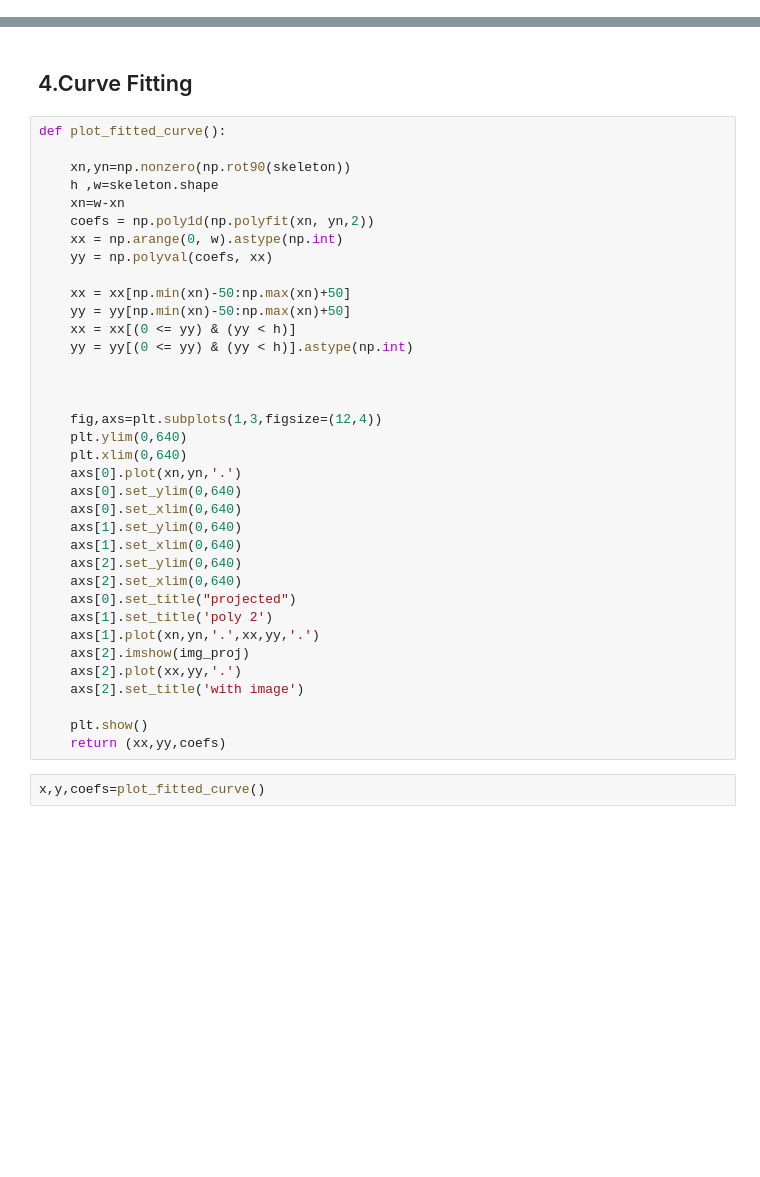
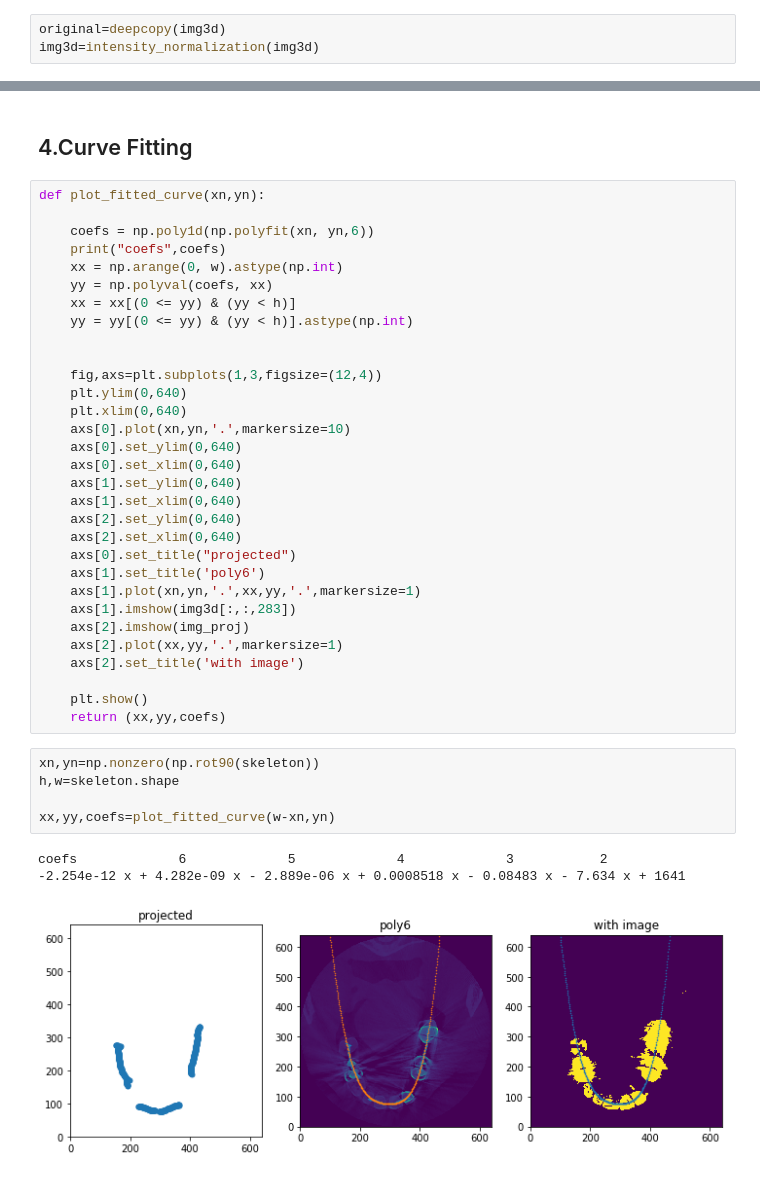
Before and after one commit to pariyamd/CBCT-to-OPG, a Jupyter notebook: first-approach.ipynb, the cells around one changed output, grey strips where cells are left out. Cells and saved outputs as stored; diff of their text form; blank space fills up the shorter version.

```diff
--- a/first-approach.ipynb
+++ b/first-approach.ipynb
@@ -90,0 +87,3 @@ img3d=intensity_normalization(img3d)
+# %%
+original=deepcopy(img3d)
+img3d=intensity_normalization(img3d)
@@ -204,26 +233,20 @@ skeleton=morphology_procces(img_proj)
 # %% [markdown]
 ## 4.Curve Fitting
 # %%
-def plot_fitted_curve():
+def plot_fitted_curve(xn,yn):
 
-    xn,yn=np.nonzero(np.rot90(skeleton))
-    h ,w=skeleton.shape
-    xn=w-xn
-    coefs = np.poly1d(np.polyfit(xn, yn,2))
+    coefs = np.poly1d(np.polyfit(xn, yn,6))
+    print("coefs",coefs)
     xx = np.arange(0, w).astype(np.int)
     yy = np.polyval(coefs, xx)
-
-    xx = xx[np.min(xn)-50:np.max(xn)+50]
-    yy = yy[np.min(xn)-50:np.max(xn)+50]
     xx = xx[(0 <= yy) & (yy < h)]
     yy = yy[(0 <= yy) & (yy < h)].astype(np.int)
-
 
 
     fig,axs=plt.subplots(1,3,figsize=(12,4))
     plt.ylim(0,640)
     plt.xlim(0,640)
-    axs[0].plot(xn,yn,'.')
+    axs[0].plot(xn,yn,'.',markersize=10)
     axs[0].set_ylim(0,640)
     axs[0].set_xlim(0,640)
     axs[1].set_ylim(0,640)
@@ -231,16 +254,24 @@ def plot_fitted_curve():
     axs[2].set_ylim(0,640)
     axs[2].set_xlim(0,640)
     axs[0].set_title("projected")
-    axs[1].set_title('poly 2')
-    axs[1].plot(xn,yn,'.',xx,yy,'.')
+    axs[1].set_title('poly6')
+    axs[1].plot(xn,yn,'.',xx,yy,'.',markersize=1)
+    axs[1].imshow(img3d[:,:,283])
     axs[2].imshow(img_proj)
-    axs[2].plot(xx,yy,'.')
+    axs[2].plot(xx,yy,'.',markersize=1)
     axs[2].set_title('with image')
 
     plt.show()
     return (xx,yy,coefs)
-# %%
-x,y,coefs=plot_fitted_curve()
+# %%
+xn,yn=np.nonzero(np.rot90(skeleton))
+h,w=skeleton.shape
+
+xx,yy,coefs=plot_fitted_curve(w-xn,yn)
+# %% [output]
+coefs             6             5             4             3           2
+-2.254e-12 x + 4.282e-09 x - 2.889e-06 x + 0.0008518 x - 0.08483 x - 7.634 x + 1641
+[figure, added]
 # %%
 from skimage import exposure
 opg=[]
```
Also changed, not shown: parts of 23 cells of this notebook.
